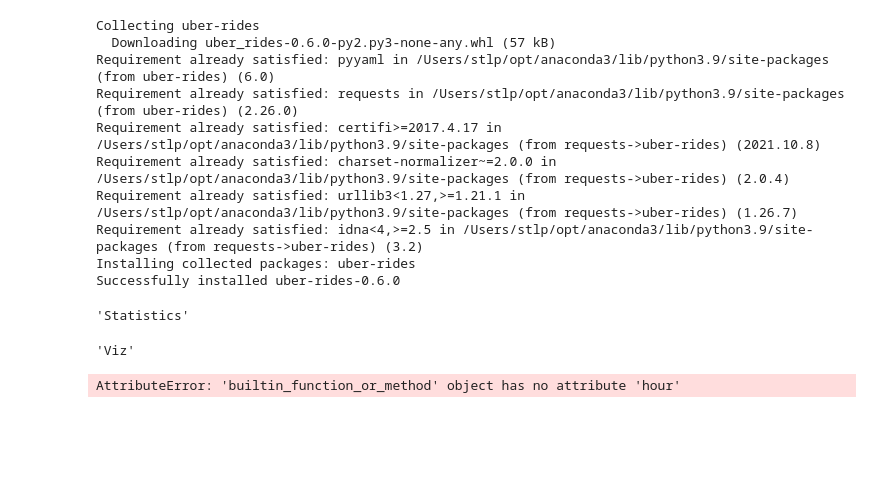
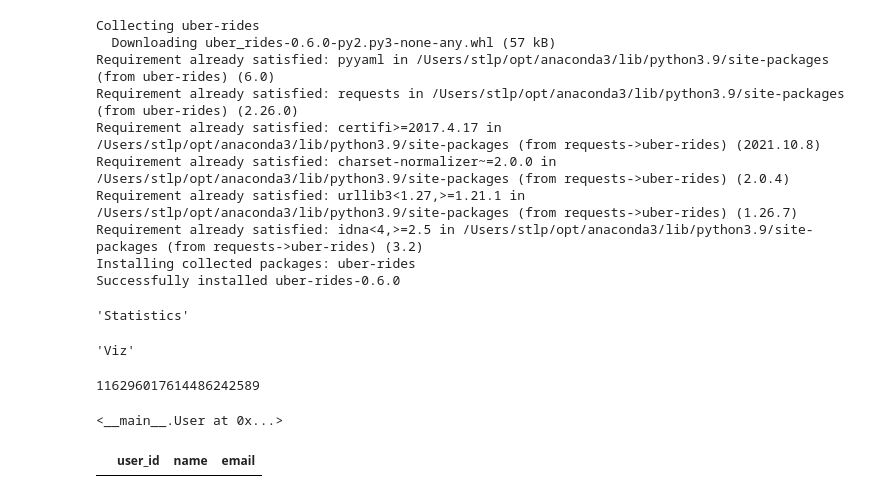
Before and after one commit to rohitl17/cab-dynamic-pricing, a Jupyter notebook: Experimentation.ipynb, the cells around one changed output. Cells and saved outputs as stored; diff of their text form; code cells hidden in the pictures; blank space fills up the shorter version.

```diff
--- a/Experimentation.ipynb
+++ b/Experimentation.ipynb
@@ -292,8 +292,62 @@ j.hobby
 # %% [output]
 'Viz'
 # %%
-from datetime import datetime
+from flask_login import UserMixin
+import pandas as pd
 
-datetime.now.hour()
+
+class User(UserMixin):
+    '''
+    The user class of type Usermixin from flask_login handles the user information.
+    param: Oauth unique ID, name, email
+    methods: get(user_id): Checks if the user exists in the database
+             create(user_id, name, email): Creates a new user in the database
+    '''
+
+    def __init__(self, id_, name, email):
+        self.id = id_
+        self.name = name
+        self.email = email
+
+    @staticmethod
+    def get(user_id):
+        '''
+        This module checks if the user exists in the database.
+        param: user_id
+        return : Object of the User class with required details
+        '''
+
+        user_information=pd.read_csv('data/users.csv')
+        specific_user_details=user_information.loc[user_information['user_id']==user_id]
+
+        return User(specific_user_details['user_id'][0], specific_user_details['name'][0], specific_user_details['email'][0])
+
+    @staticmethod
+    def create(id_, name, email):
+        '''
+        Creates a user if not already present in the database.
+        param: google oauth user_id, name, email
+        return: True if successfully added to the database
+        return: False if any error while adding to the database
+        '''
+        try:
+            user_information=pd.read_csv('data/users.csv')
+            current_user = pd.DataFrame({'user_id':[id_], 'name':[name], 'email':[email]})
+
+            user_information = pd.concat([user_information, current_user])
+            user_information.to_csv('data/users.csv', index=None)
+            return True
+        except:
+            print ("User creation failed")
+            return False
-# %% [output]
-AttributeError: 'builtin_function_or_method' object has no attribute 'hour'
+# %%
+User.get('116296017614486242589')
+# %% [output]
+116296017614486242589
+<__main__.User at 0x...>
+# %%
+df=pd.read_csv('data/users.csv')
+# %%
+df.head()
+# %% [output]
+|  | user_id | name | email |
```
Also changed, not shown: parts of 1 cell of this notebook, 6 other files.
